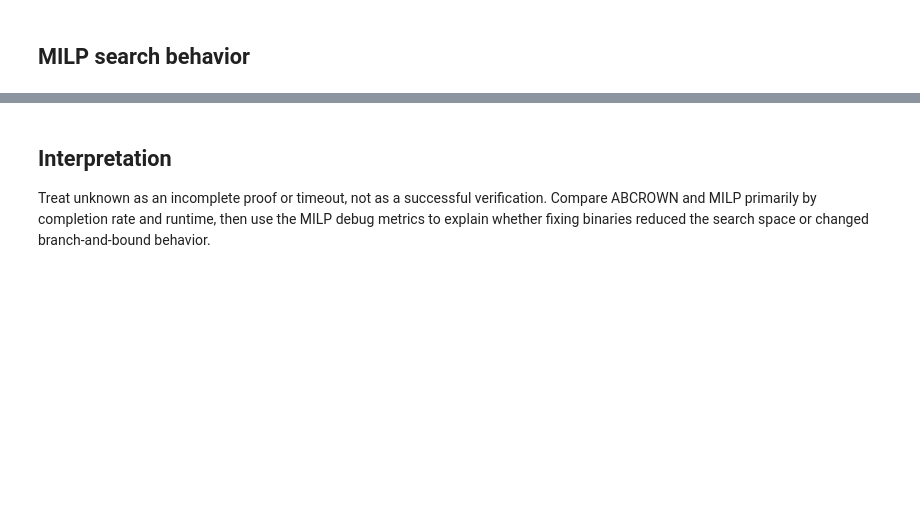
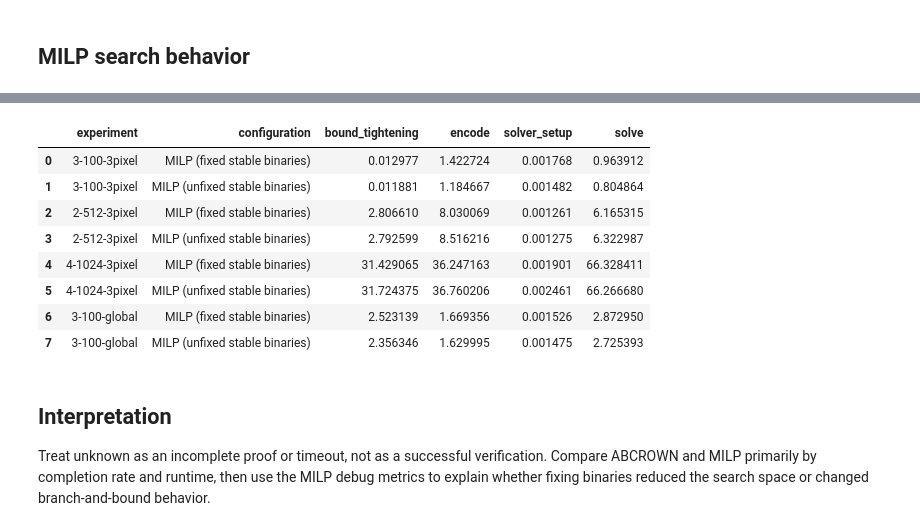
Before and after one commit to mbroughani81/relational-milp, a Jupyter notebook: evaluate_optimizations.ipynb, the cells around one changed output, grey strips where cells are left out. Drawn from its saved outputs; the diff is of its cells as text; code cells hidden in the pictures; blank space fills up the shorter version.

```diff
--- a/evaluate_optimizations.ipynb
+++ b/evaluate_optimizations.ipynb
@@ -163,3 +253,54 @@ milp_summary.groupby(['experiment', 'configuration']).agg(
+# %%
+phase_names = ['bound_tightening', 'encode', 'solver_setup', 'solve']
+phase_rows = []
+for path in sorted(DATA_DIR.glob('*.json')):
+    if not path.name.startswith(('fix-', 'no-fix-')):
+        continue
+    mode = 'fixed' if path.name.startswith('fix-') else 'unfixed'
+    experiment = re.sub(r'^(fix|no-fix)-|\.json$', '', path.name)
+    for record in json.loads(path.read_text()):
+        phases = record.get('phase_timings_sec', {}).get('phases', {})
+        phase_seconds = {phase_name: 0.0 for phase_name in phase_names}
+        for phase_name, phase_value in phases.items():
+            if phase_name == 'bound_tightening' and isinstance(phase_value, dict):
+                phase_seconds[phase_name] += sum(
+                    value for value in phase_value.values()
+                    if isinstance(value, (int, float))
+                )
+            elif isinstance(phase_value, dict):
+                for nested_name, nested_value in phase_value.items():
+                    if nested_name not in phase_names:
+                        continue
+                    if isinstance(nested_value, dict):
+                        phase_seconds[nested_name] += sum(
+                            value for value in nested_value.values()
+                            if isinstance(value, (int, float))
+                        )
+                    elif isinstance(nested_value, (int, float)):
+                        phase_seconds[nested_name] += nested_value
+        phase_rows.append({
+            'experiment': experiment,
+            'configuration': f'MILP ({mode} stable binaries)',
+            **phase_seconds,
+        })
+
+phase_summary = pd.DataFrame(phase_rows)
+phase_summary['experiment'] = pd.Categorical(
+    phase_summary['experiment'], categories=experiment_order, ordered=True
+)
+phase_summary.groupby(['experiment', 'configuration'], observed=True)[phase_names].median().reset_index().sort_values(
+    ['experiment', 'configuration']
+)
+# %% [output]
+|  | experiment | configuration | bound_tightening | encode | solver_setup | solve |
+| 0 | 3-100-3pixel | MILP (fixed stable binaries) | 0.012977 | 1.422724 | 0.001768 | 0.963912 |
+| 1 | 3-100-3pixel | MILP (unfixed stable binaries) | 0.011881 | 1.184667 | 0.001482 | 0.804864 |
+| 2 | 2-512-3pixel | MILP (fixed stable binaries) | 2.806610 | 8.030069 | 0.001261 | 6.165315 |
+| 3 | 2-512-3pixel | MILP (unfixed stable binaries) | 2.792599 | 8.516216 | 0.001275 | 6.322987 |
+| 4 | 4-1024-3pixel | MILP (fixed stable binaries) | 31.429065 | 36.247163 | 0.001901 | 66.328411 |
+| 5 | 4-1024-3pixel | MILP (unfixed stable binaries) | 31.724375 | 36.760206 | 0.002461 | 66.266680 |
+| 6 | 3-100-global | MILP (fixed stable binaries) | 2.523139 | 1.669356 | 0.001526 | 2.872950 |
+| 7 | 3-100-global | MILP (unfixed stable binaries) | 2.356346 | 1.629995 | 0.001475 | 2.725393 |
 # %% [markdown]
 ## Interpretation
 
```
Also changed, not shown: parts of 9 cells of this notebook.
